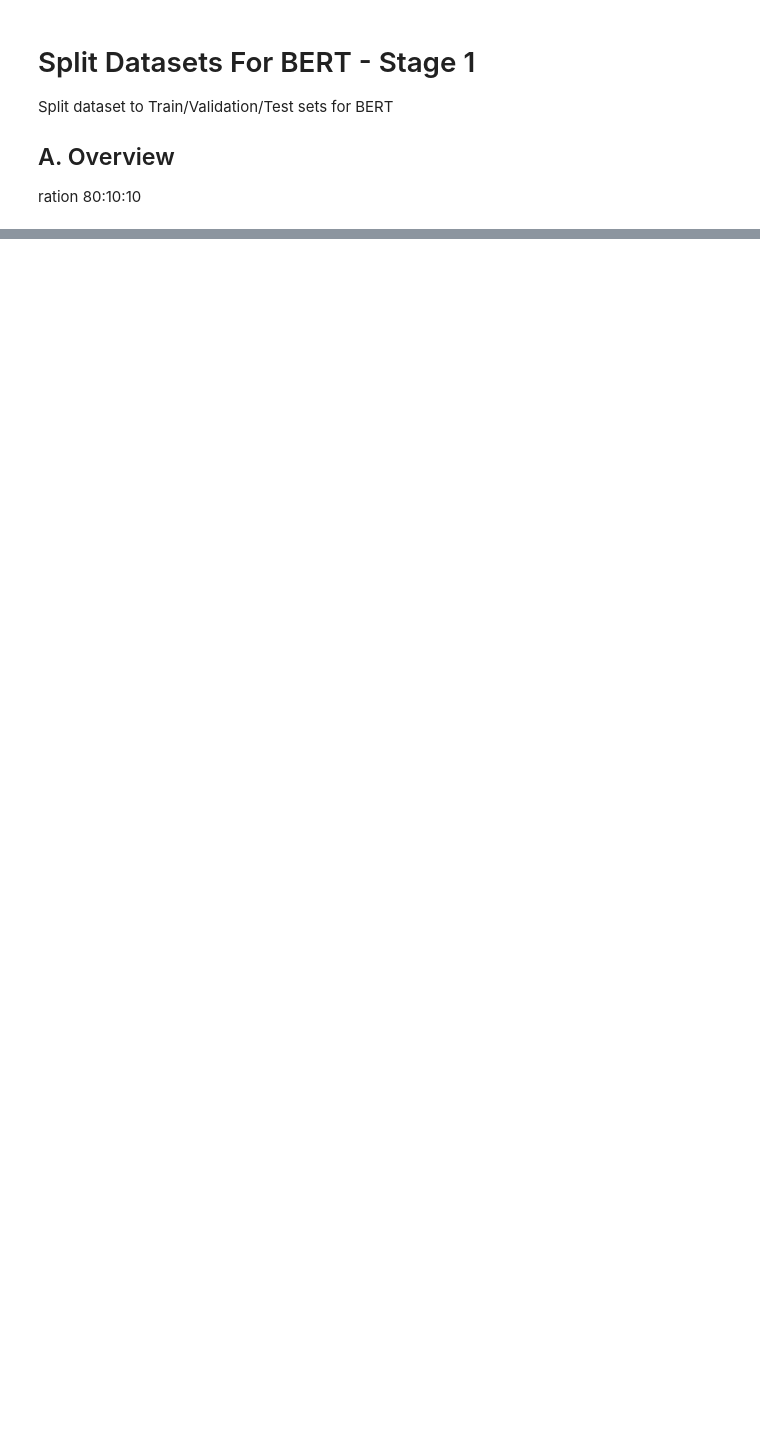
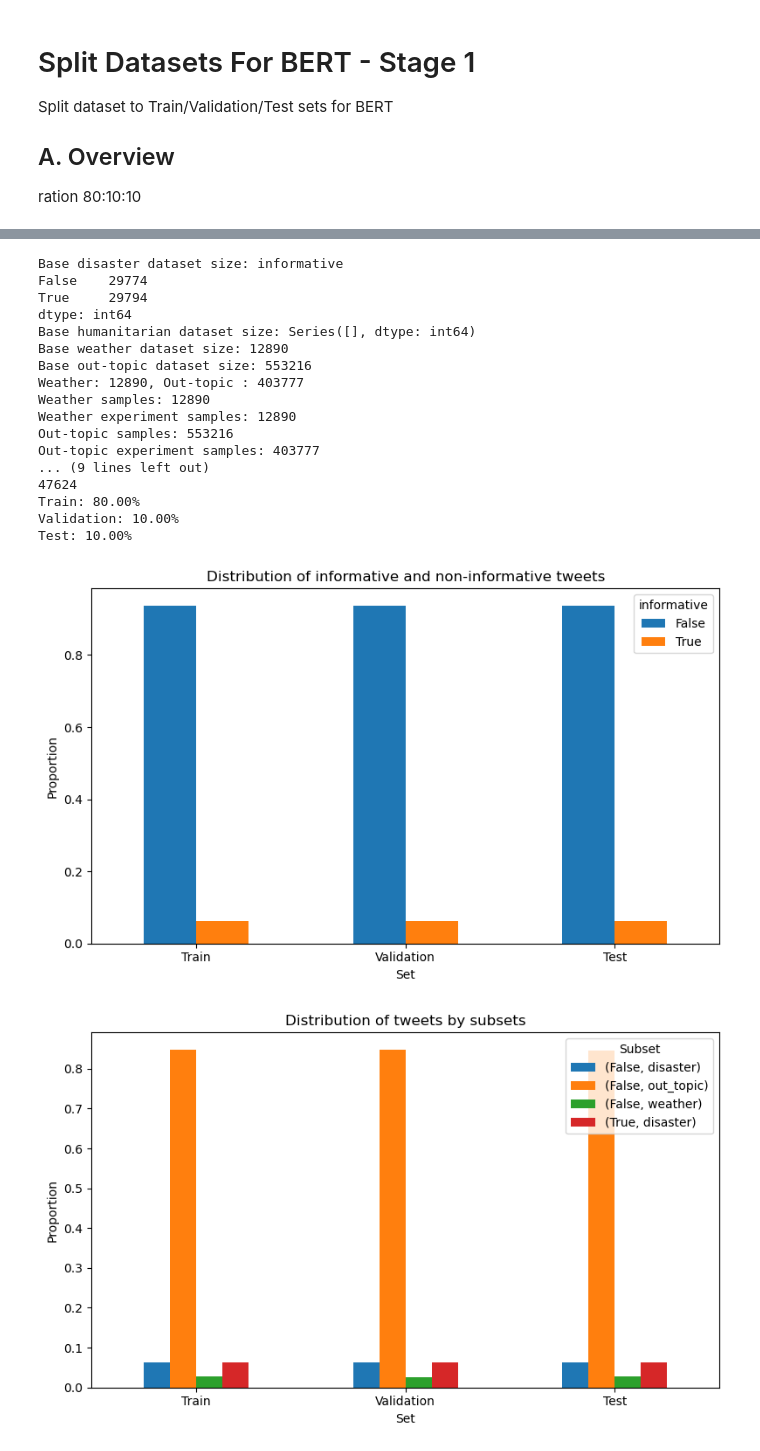
Before and after one commit to dhnhut/disaster-tweets, a Jupyter notebook: notebooks/2_0_0_BERT_split_datasets.ipynb, the cells around one changed output, grey strips where cells are left out. Drawn from its saved outputs; the diff is of its cells as text; code cells hidden in the pictures; blank space fills up the shorter version.

```diff
--- a/notebooks/2_0_0_BERT_split_datasets.ipynb
+++ b/notebooks/2_0_0_BERT_split_datasets.ipynb
@@ -55,0 +33,16 @@ Base out-topic dataset size: 553216
+# %%
+def load_bert_datasets(strategy: str):
+    df = pd.read_csv(stage_filepath / strategy / "bert_sets.csv")
+
+    df_disaster = df[df["subset"] == "disaster"]
+    df_humanitarian = df_disaster[~df_disaster["humanitarian_label"].isna()]
+    df_weather = df[df["subset"] == "weather"]
+    df_out_topic = df[df["subset"] == "out_topic"]
+
+    print(f"Base disaster dataset size: {df_disaster.groupby('informative').size()}")
+    print(
+        f"Base humanitarian dataset size: {df_humanitarian.groupby('informative').size()}"
+    )
+    print(f"Base weather dataset size: {len(df_weather)}")
+    print(f"Base out-topic dataset size: {len(df_out_topic)}")
+    return df_disaster, df_weather, df_out_topic
@@ -244,0 +251,33 @@ Test: 10.00%
+# %%
+strategy = "isolated"
+df_iso_disaster, df_iso_weather, df_iso_out_topic = load_bert_datasets(strategy=strategy)
+
+for n_weather, n_out_topic in data_utils.BERT_ISO_EXPERIMENT_N:
+    split_multiple_experiments(
+        df_iso_disaster,
+        df_iso_weather,
+        df_iso_out_topic,
+        strategy=strategy,
+        n_weather=n_weather,
+        n_out_topic=n_out_topic,
+    )
+# %% [output]
+Base disaster dataset size: informative
+False    29774
+True     29794
+dtype: int64
+Base humanitarian dataset size: Series([], dtype: int64)
+Base weather dataset size: 12890
+Base out-topic dataset size: 553216
+Weather: 12890, Out-topic : 403777
+Weather samples: 12890
+Weather experiment samples: 12890
+Out-topic samples: 553216
+Out-topic experiment samples: 403777
+... (9 lines left out)
+47624
+Train: 80.00%
+Validation: 10.00%
+Test: 10.00%
+[figure, added]
+[figure, added]
```
Also changed, not shown: parts of 14 cells of this notebook, 3 other files.
